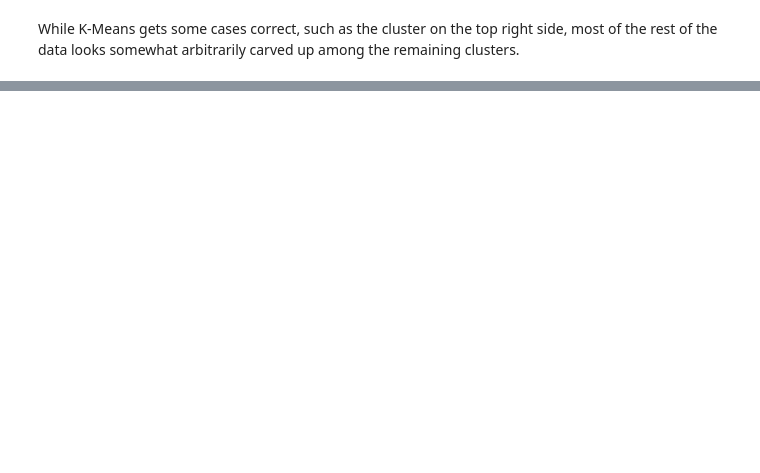
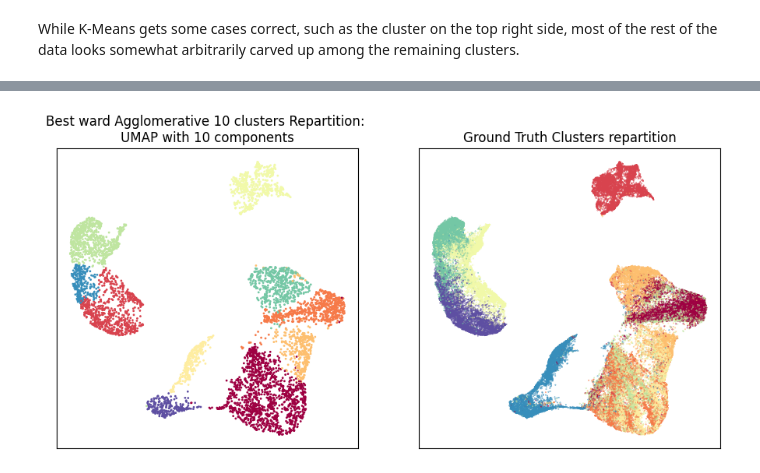
Before and after one commit to Martin-Labenne/fashion-mnist-clusturing, a Jupyter notebook: clustering.ipynb, the cells around one changed output, grey strips where cells are left out. Cells and saved outputs as stored; diff of their text form; code cells hidden in the pictures; blank space fills up the shorter version.

```diff
--- a/clustering.ipynb
+++ b/clustering.ipynb
@@ -200,0 +333,34 @@ While K-Means gets some cases correct, such as the cluster on the top right side
+# %%
+X_sampled, _, y_sampled, _ = train_test_split( pd.read_csv(DATA_FOLDER / 'X_umap_10.csv'), y_train, train_size=0.1, random_state=42 )
+X_umap_2_sampled, _ = train_test_split(X_umap_2, train_size=0.1, random_state=42)
+
+best_ward = AgglomerativeClustering(n_clusters=10)
+best_ward.fit( X_sampled )
+
+fig = plt.figure(figsize=(11, 5))
+best_ward_ax = fig.add_subplot(121)
+
+best_ward_ax.scatter(
+    X_umap_2_sampled['Component_0']
+    , X_umap_2_sampled['Component_1']
+    , c=best_ward.labels_.astype(np.int32)
+    , cmap='Spectral'
+    , s=1
+)
+best_ward_ax.set_title('Best ward Agglomerative 10 clusters Repartition: \nUMAP with 10 components')
+best_ward_ax.set(xticks=[], yticks=[])
+
+original_ax = fig.add_subplot(122)
+original_ax.scatter(
+    X_umap_2['Component_0']
+    , X_umap_2['Component_1']
+    , c=y_train.astype(np.int32)
+    , cmap='Spectral'
+    , s=0.1
+)
+original_ax.set_title('Ground Truth Clusters repartition')
+original_ax.set(xticks=[], yticks=[])
+
+plt.show()
+# %% [output]
+[figure, added]
```
Also changed, not shown: parts of 31 cells of this notebook.
